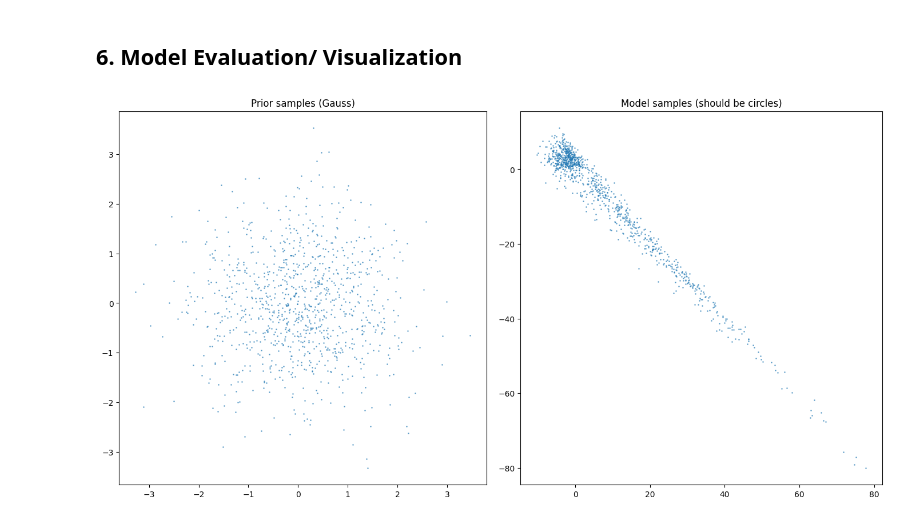
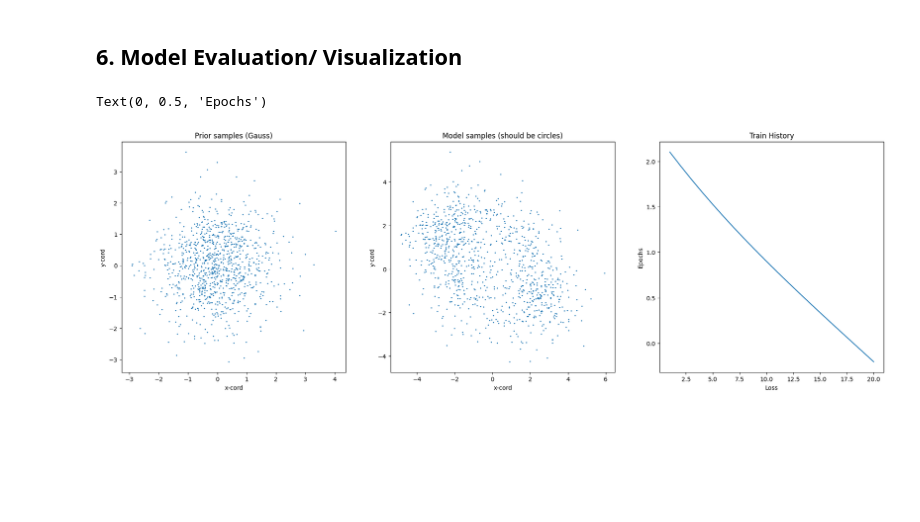
Before and after one commit to budermike/neural-ode-galaxy-gen, a Jupyter notebook: 01_foundations/circle_spiral_flow.ipynb, the cells around one changed output. Saved outputs shown, nothing was run; the diff lists cells and outputs as text; code cells hidden in the pictures; blank space fills up the shorter version.

```diff
--- a/01_foundations/circle_spiral_flow.ipynb
+++ b/01_foundations/circle_spiral_flow.ipynb
@@ -466,14 +465,14 @@ class MLPVectorField(nn.Module):
         # define 1 hidden layer MLP for vector field
         self.net = nn.Sequential(
             nn.Linear(dim+1, hidden),
-            nn.ReLU(),
+            nn.Tanh(),
             nn.Linear(hidden, dim)
         )
 
     def forward(self, y, t):
         t_vec = torch.full((y.shape[0], 1), t, device=y.device, dtype=y.dtype)
         inp = torch.cat([y, t_vec], dim=1)
-        return torch.tanh(self.net(inp)) * 5.0
+        return torch.tanh(self.net(inp)) * 2.0
 
 
 # define the neural ODE class
@@ -591,24 +606,29 @@ def sample(model, num_samples, t_0, t_end, solver, nb_steps, device, dim_data=2)
     return y_end, z_0
 
 # Tupel korrekt entpacken
-samples, gauss_points = sample(model, 1000, t_start, t_end, rk4_solver, 5000, device)
+samples, gauss_points = sample(model, 1000, t_start, t_end, solver, 5000, device)
 
 # Auf CPU, dann numpy — jeweils einmal
 samples_np = samples.cpu().numpy()       # shape (1000, 2)
 gauss_np = gauss_points.cpu().numpy()    # shape (1000, 2)
-
-# Plot
-fig, ax = plt.subplots(1, 2, figsize=(14, 7))
-
-ax[0].scatter(gauss_np[:, 0], gauss_np[:, 1], s=1, alpha=0.5)
-ax[0].set_title("Prior samples (Gauss)")
-ax[0].set_aspect('equal')
-
-ax[1].scatter(samples_np[:, 0], samples_np[:, 1], s=1, alpha=0.5)
-ax[1].set_title("Model samples (should be circles)")
-ax[1].set_aspect('equal')
-
-plt.tight_layout()
-plt.show()
-# %% [output]
-[figure, removed]
+# %%
+# Plot
+fig, ax = plt.subplots(1, 3, figsize=(23, 7))
+
+ax[0].scatter(gauss_np[:, 0], gauss_np[:, 1], s=1)
+ax[0].set_title("Prior samples (Gauss)")
+ax[0].set_xlabel("x-cord")
+ax[0].set_ylabel("y-cord")
+
+ax[1].scatter(samples_np[:, 0], samples_np[:, 1], s=1)
+ax[1].set_title("Model samples (should be circles)")
+ax[1].set_xlabel("x-cord")
+ax[1].set_ylabel("y-cord")
+
+ax[2].plot(range(1, epochs+1), train_history)
+ax[2].set_title("Train History")
+ax[2].set_xlabel("Loss")
+ax[2].set_ylabel("Epochs")
+# %% [output]
+Text(0, 0.5, 'Epochs')
+[figure, added]
```
Also changed, not shown: parts of 11 cells of this notebook.
